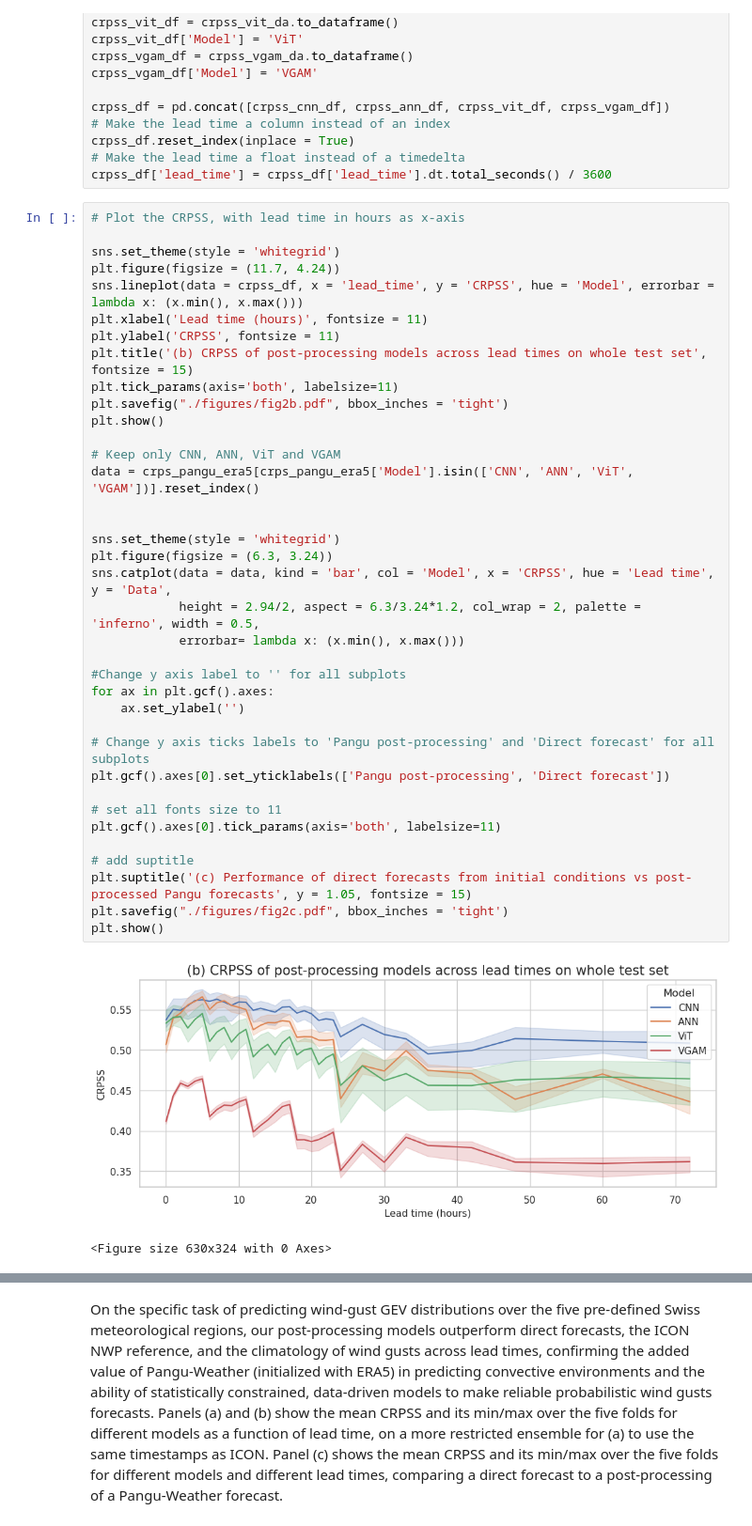
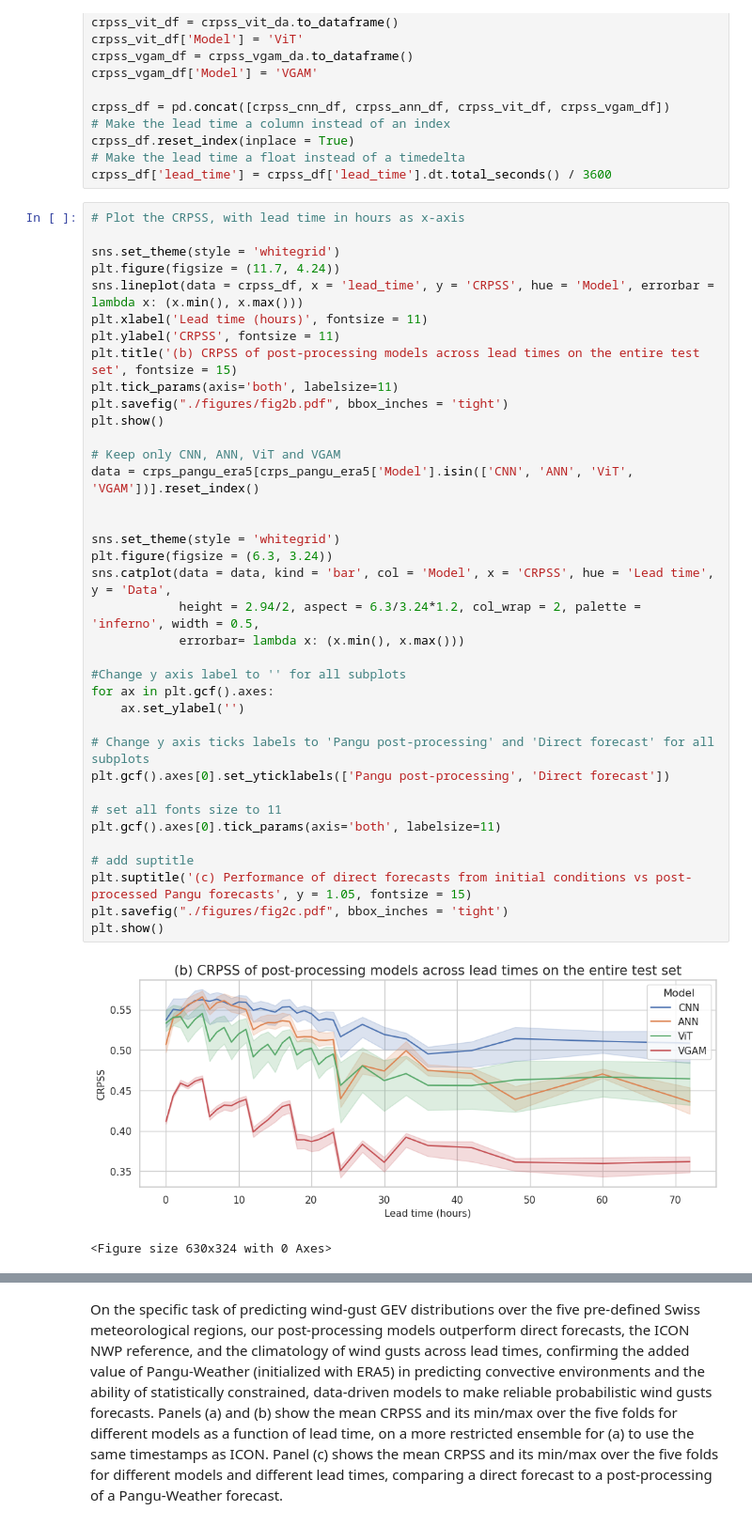
Before and after one commit to AntLrc/ConvectiveThunderstormWindGust_ML, a Jupyter notebook: figures.ipynb, the cells around one changed output, grey strips where cells are left out. Shown at 94% size. Drawn from its saved outputs; the diff is of its cells as text.

```diff
--- a/figures.ipynb
+++ b/figures.ipynb
@@ -297,37 +297,37 @@ plt.figure(figsize = (11.7, 4.24))
 sns.lineplot(data = crpss_df, x = 'lead_time', y = 'CRPSS', hue = 'Model', errorbar = lambda x: (x.min(), x.max()))
 plt.xlabel('Lead time (hours)', fontsize = 11)
 plt.ylabel('CRPSS', fontsize = 11)
-plt.title('(b) CRPSS of post-processing models across lead times on whole test set', fontsize = 15)
+plt.title('(b) CRPSS of post-processing models across lead times on the entire test set', fontsize = 15)
 plt.tick_params(axis='both', labelsize=11)
 plt.savefig("./figures/fig2b.pdf", bbox_inches = 'tight')
 plt.show()
 
 # Keep only CNN, ANN, ViT and VGAM
 data = crps_pangu_era5[crps_pangu_era5['Model'].isin(['CNN', 'ANN', 'ViT', 'VGAM'])].reset_index()
 
 
 sns.set_theme(style = 'whitegrid')
 plt.figure(figsize = (6.3, 3.24))
 sns.catplot(data = data, kind = 'bar', col = 'Model', x = 'CRPSS', hue = 'Lead time', y = 'Data',
             height = 2.94/2, aspect = 6.3/3.24*1.2, col_wrap = 2, palette = 'inferno', width = 0.5,
             errorbar= lambda x: (x.min(), x.max()))
 
 #Change y axis label to '' for all subplots
 for ax in plt.gcf().axes:
     ax.set_ylabel('')
 
 # Change y axis ticks labels to 'Pangu post-processing' and 'Direct forecast' for all subplots
 plt.gcf().axes[0].set_yticklabels(['Pangu post-processing', 'Direct forecast'])
 
 # set all fonts size to 11
 plt.gcf().axes[0].tick_params(axis='both', labelsize=11)
 
 # add suptitle
 plt.suptitle('(c) Performance of direct forecasts from initial conditions vs post-processed Pangu forecasts', y = 1.05, fontsize = 15)
 plt.savefig("./figures/fig2c.pdf", bbox_inches = 'tight')
 plt.show()
 # %% [output]
-[figure, old version]
+[figure, new version]
 <Figure size 630x324 with 0 Axes>
 [figure]
 # %% [markdown]
```
